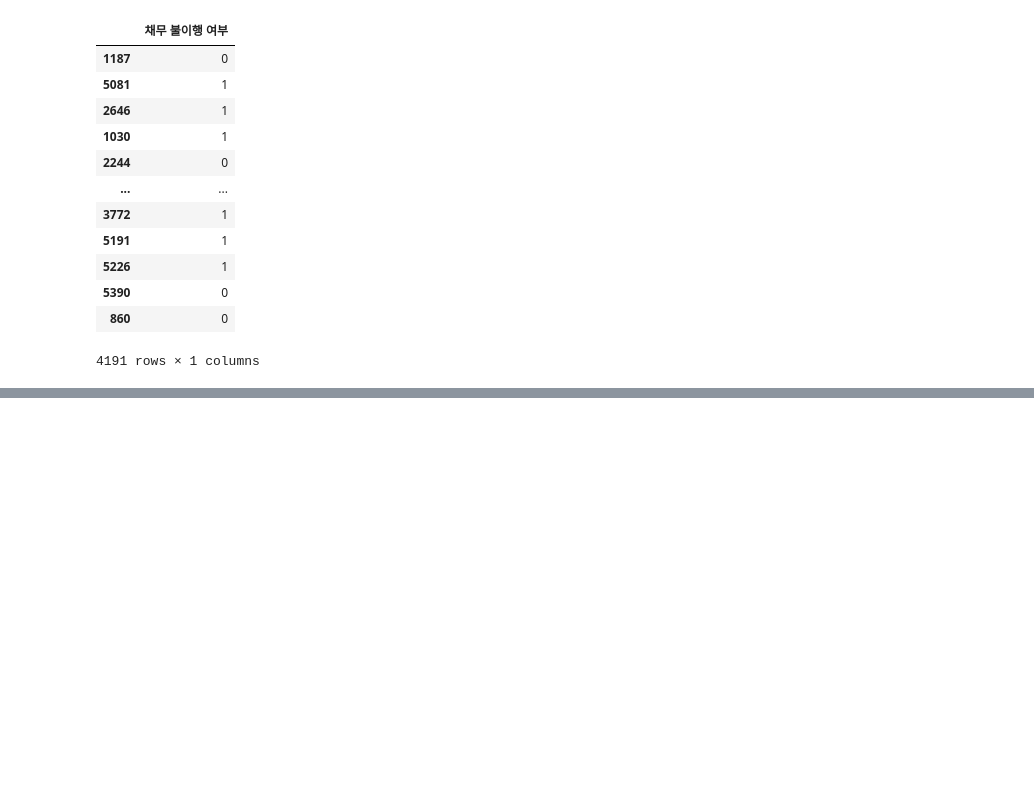
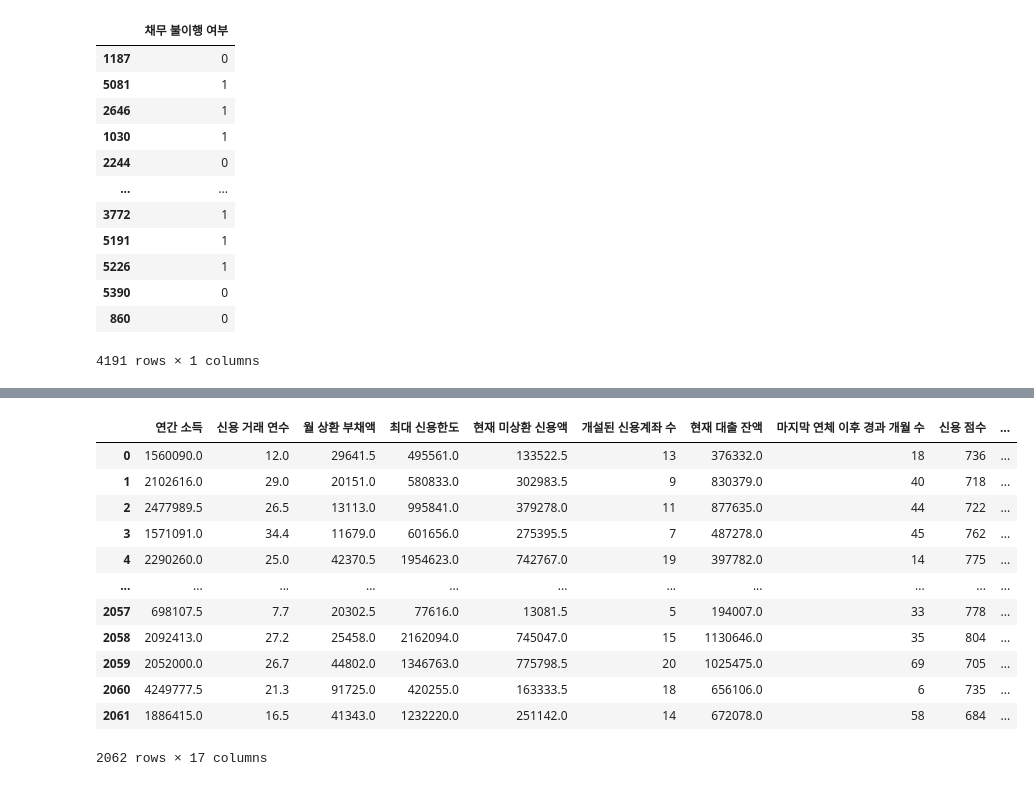
Before and after one commit to jayiuk/default-pred, a Jupyter notebook: modeling1.ipynb, the cells around one changed output, grey strips where cells are left out. Cells and saved outputs as stored; diff of their text form; code cells hidden in the pictures; blank space fills up the shorter version.

```diff
--- a/modeling1.ipynb
+++ b/modeling1.ipynb
@@ -98,0 +208,10 @@ KeyboardInterrupt:
+# %%
+test_df['credit_rating_range'] = np.where(test_df['신용 점수'] > 800, 800,
+                                    np.where(test_df['신용 점수'] > 700, 700,
+                                    np.where(test_df['신용 점수'] > 600, 600,
+                                    np.where(test_df['신용 점수'] > 500, 500,
+                                    np.where(test_df['신용 점수'] > 400, 400,
+                                    np.where(test_df['신용 점수'] > 300, 300,
+                                    np.where(test_df['신용 점수'] > 200, 200, 100)))))))
+# %%
+test_df['loan repayment period'] = np.where(test_df['대출 상환 기간'] == '단기 상환', 0, 1)
@@ -98,0 +235,23 @@ KeyboardInterrupt:
+# %%
+test_df_copy = test_df.copy()
+# %%
+test_df_c = test_df_copy[['연간 소득', '신용 거래 연수', '월 상환 부채액', '최대 신용한도', '현재 미상환 신용액', '개설된 신용계좌 수',
+       '현재 대출 잔액', '마지막 연체 이후 경과 개월 수', '신용 점수', '체납 세금 압류 횟수', '신용 문제 발생 횟수',
+       '개인 파산 횟수', 'credit_rating_range', 'current_range_employment',
+       'purpose', 'house_type', 'loan repayment period']]
+# %%
+test_df_c
+# %% [output]
+|  | 연간 소득 | 신용 거래 연수 | 월 상환 부채액 | 최대 신용한도 | 현재 미상환 신용액 | 개설된 신용계좌 수 | 현재 대출 잔액 | 마지막 연체 이후 경과 개월 수 | 신용 점수 | ... |
+| 0 | 1560090.0 | 12.0 | 29641.5 | 495561.0 | 133522.5 | 13 | 376332.0 | 18 | 736 | ... |
+| 1 | 2102616.0 | 29.0 | 20151.0 | 580833.0 | 302983.5 | 9 | 830379.0 | 40 | 718 | ... |
+| 2 | 2477989.5 | 26.5 | 13113.0 | 995841.0 | 379278.0 | 11 | 877635.0 | 44 | 722 | ... |
+| 3 | 1571091.0 | 34.4 | 11679.0 | 601656.0 | 275395.5 | 7 | 487278.0 | 45 | 762 | ... |
+| 4 | 2290260.0 | 25.0 | 42370.5 | 1954623.0 | 742767.0 | 19 | 397782.0 | 14 | 775 | ... |
+| ... | ... | ... | ... | ... | ... | ... | ... | ... | ... | ... |
+| 2057 | 698107.5 | 7.7 | 20302.5 | 77616.0 | 13081.5 | 5 | 194007.0 | 33 | 778 | ... |
+| 2058 | 2092413.0 | 27.2 | 25458.0 | 2162094.0 | 745047.0 | 15 | 1130646.0 | 35 | 804 | ... |
+| 2059 | 2052000.0 | 26.7 | 44802.0 | 1346763.0 | 775798.5 | 20 | 1025475.0 | 69 | 705 | ... |
+| 2060 | 4249777.5 | 21.3 | 91725.0 | 420255.0 | 163333.5 | 18 | 656106.0 | 6 | 735 | ... |
+| 2061 | 1886415.0 | 16.5 | 41343.0 | 1232220.0 | 251142.0 | 14 | 672078.0 | 58 | 684 | ... |
+2062 rows × 17 columns
```
Also changed, not shown: parts of 28 cells of this notebook.
